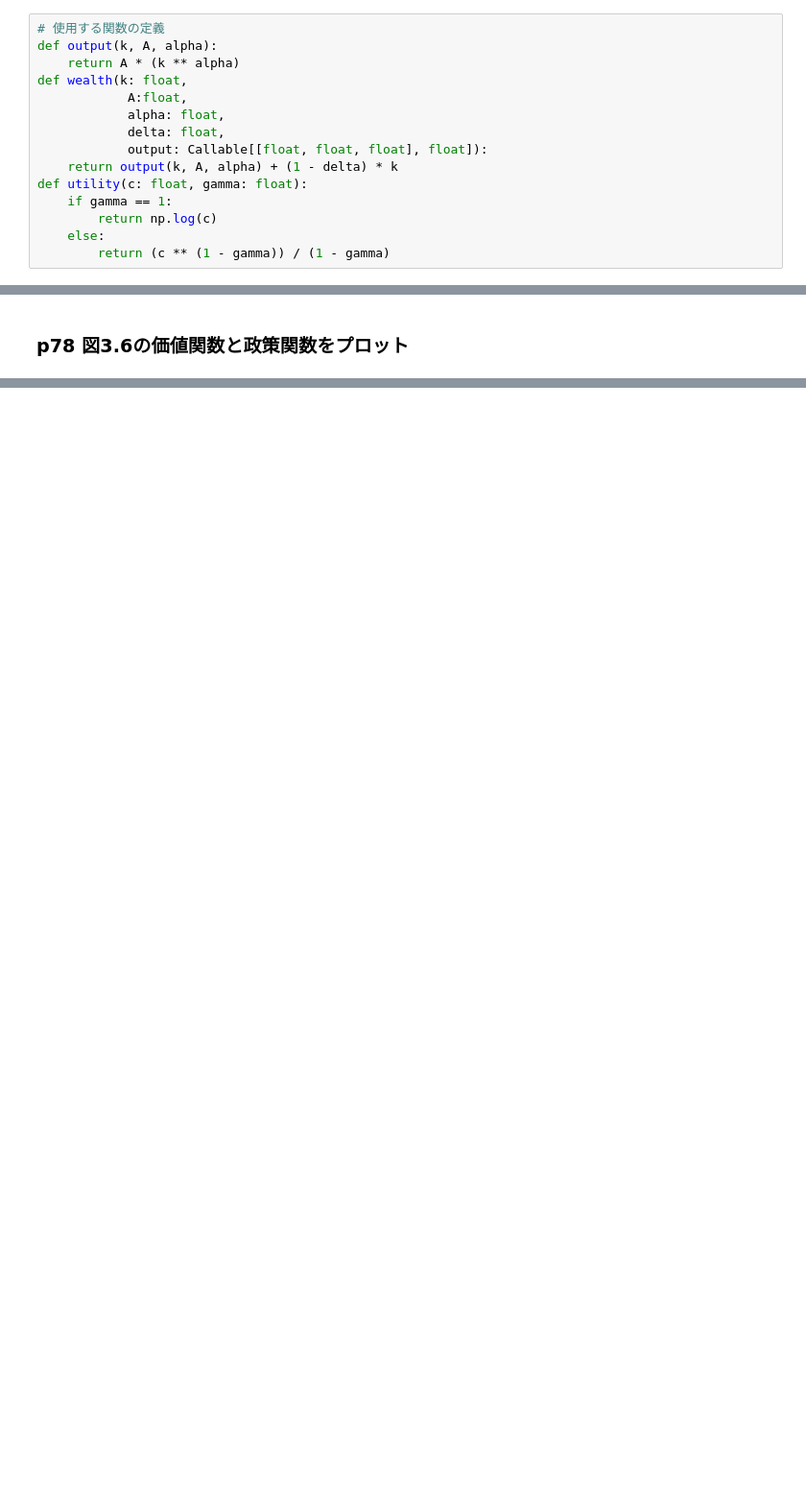
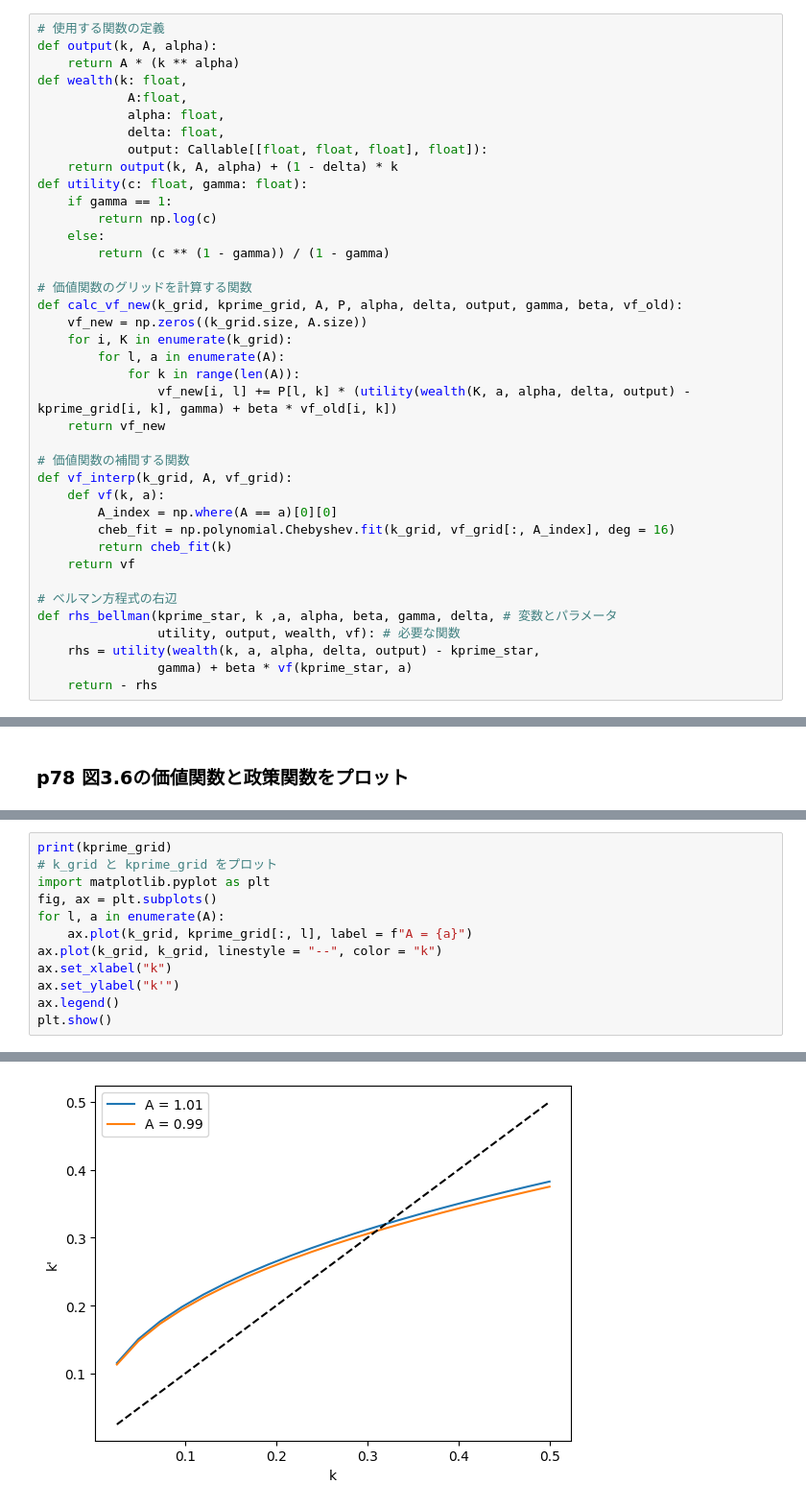
Before and after one commit to tomoyahiroe/quant-macro-workshop, a Jupyter notebook: src/ch3/PFI_stochastic.ipynb, the cells around one changed output, grey strips where cells are left out. Shown at 96% size. Saved outputs shown, nothing was run; the diff lists cells and outputs as text; blank space fills up the shorter version.

```diff
--- a/src/ch3/PFI_stochastic.ipynb
+++ b/src/ch3/PFI_stochastic.ipynb
@@ -22,6 +22,30 @@ def utility(c: float, gamma: float):
         return np.log(c)
     else:
         return (c ** (1 - gamma)) / (1 - gamma)
+
+# 価値関数のグリッドを計算する関数
+def calc_vf_new(k_grid, kprime_grid, A, P, alpha, delta, output, gamma, beta, vf_old):
+    vf_new = np.zeros((k_grid.size, A.size))
+    for i, K in enumerate(k_grid):
+        for l, a in enumerate(A):
+            for k in range(len(A)):
+                vf_new[i, l] += P[l, k] * (utility(wealth(K, a, alpha, delta, output) - kprime_grid[i, k], gamma) + beta * vf_old[i, k])
+    return vf_new
+
+# 価値関数の補間する関数
+def vf_interp(k_grid, A, vf_grid):
+    def vf(k, a):
+        A_index = np.where(A == a)[0][0]
+        cheb_fit = np.polynomial.Chebyshev.fit(k_grid, vf_grid[:, A_index], deg = 16)
+        return cheb_fit(k)
+    return vf
+
+# ベルマン方程式の右辺
+def rhs_bellman(kprime_star, k ,a, alpha, beta, gamma, delta, # 変数とパラメータ
+                utility, output, wealth, vf): # 必要な関数
+    rhs = utility(wealth(k, a, alpha, delta, output) - kprime_star,
+                gamma) + beta * vf(kprime_star, a)
+    return - rhs
 # %% [markdown]
 ### 1. グリッド生成
 # %%
@@ -130,0 +157,13 @@ print(kprime_grid)
+# %%
+print(kprime_grid)
+# k_grid と kprime_grid をプロット
+import matplotlib.pyplot as plt
+fig, ax = plt.subplots()
+for l, a in enumerate(A):
+    ax.plot(k_grid, kprime_grid[:, l], label = f"A = {a}")
+ax.plot(k_grid, k_grid, linestyle = "--", color = "k")
+ax.set_xlabel("k")
+ax.set_ylabel("k'")
+ax.legend()
+plt.show()
+# %% [output]
@@ -130,0 +187 @@ print(kprime_grid)
+[figure, added]
```
Also changed, not shown: parts of 10 cells of this notebook.
